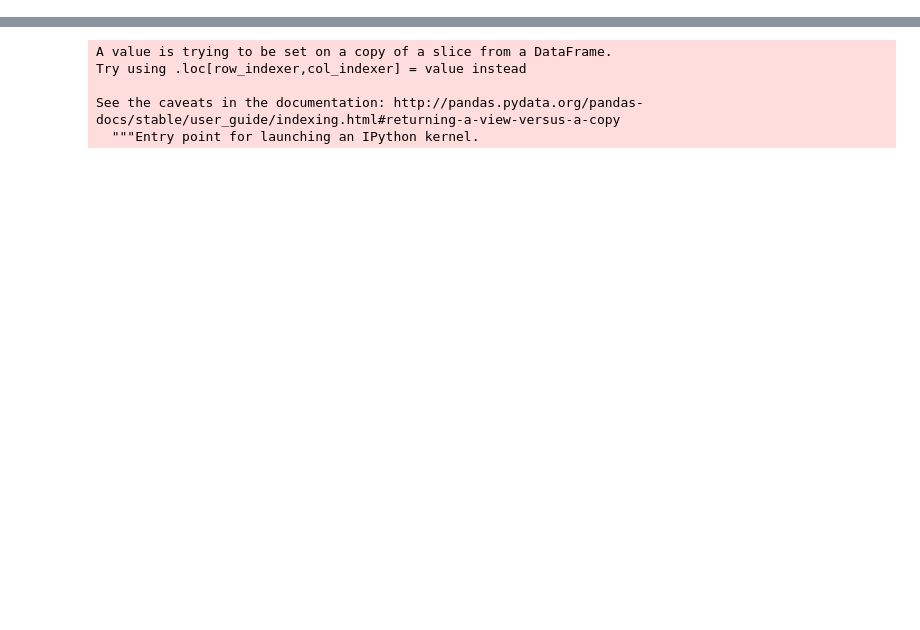
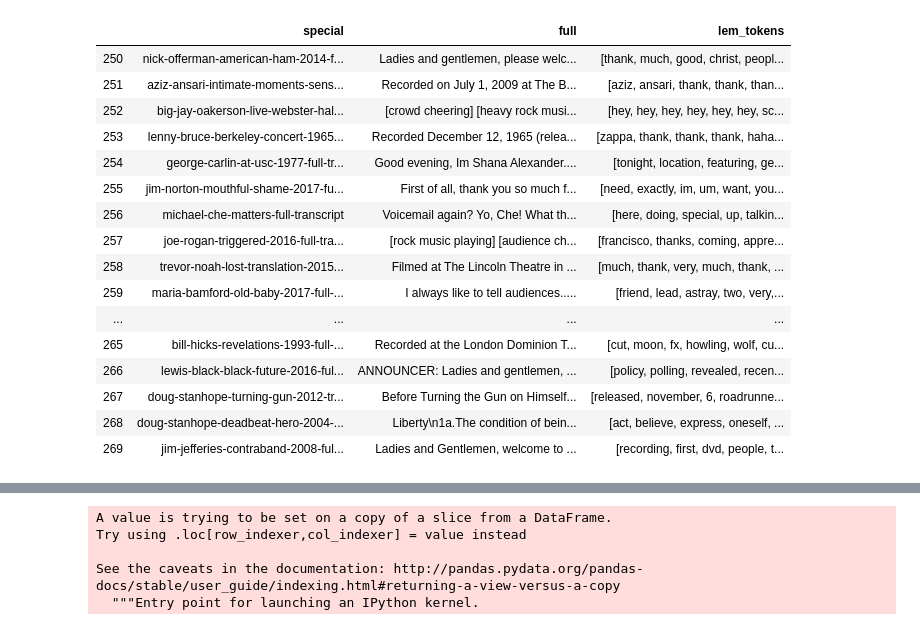
Before and after one commit to isaac-campbell-smith/Comedy_of_Errors, a Jupyter notebook: EDA.ipynb, the cells around one changed output, grey strips where cells are left out. Cells and saved outputs as stored; diff of their text form; code cells hidden in the pictures; blank space fills up the shorter version.

```diff
--- a/EDA.ipynb
+++ b/EDA.ipynb
@@ -25,0 +28,20 @@ rev = pd.read_csv('Reviews', names=np.arange(0,27) )
+# %%
+df.iloc[250:270]
+# %% [output]
+|  | special | full | lem_tokens |
+| 250 | nick-offerman-american-ham-2014-f... | Ladies and gentlemen, please welc... | [thank, much, good, christ, peopl... |
+| 251 | aziz-ansari-intimate-moments-sens... | Recorded on July 1, 2009 at The B... | [aziz, ansari, thank, thank, than... |
+| 252 | big-jay-oakerson-live-webster-hal... | [crowd cheering] [heavy rock musi... | [hey, hey, hey, hey, hey, hey, sc... |
+| 253 | lenny-bruce-berkeley-concert-1965... | Recorded December 12, 1965 (relea... | [zappa, thank, thank, thank, haha... |
+| 254 | george-carlin-at-usc-1977-full-tr... | Good evening, Im Shana Alexander.... | [tonight, location, featuring, ge... |
+| 255 | jim-norton-mouthful-shame-2017-fu... | First of all, thank you so much f... | [need, exactly, im, um, want, you... |
+| 256 | michael-che-matters-full-transcript | Voicemail again? Yo, Che! What th... | [here, doing, special, up, talkin... |
+| 257 | joe-rogan-triggered-2016-full-tra... | [rock music playing] [audience ch... | [francisco, thanks, coming, appre... |
+| 258 | trevor-noah-lost-translation-2015... | Filmed at The Lincoln Theatre in ... | [much, thank, very, much, thank, ... |
+| 259 | maria-bamford-old-baby-2017-full-... | I always like to tell audiences..... | [friend, lead, astray, two, very,... |
+| ... | ... | ... | ... |
+| 265 | bill-hicks-revelations-1993-full-... | Recorded at the London Dominion T... | [cut, moon, fx, howling, wolf, cu... |
+| 266 | lewis-black-black-future-2016-ful... | ANNOUNCER: Ladies and gentlemen, ... | [policy, polling, revealed, recen... |
+| 267 | doug-stanhope-turning-gun-2012-tr... | Before Turning the Gun on Himself... | [released, november, 6, roadrunne... |
+| 268 | doug-stanhope-deadbeat-hero-2004-... | Liberty\n1a.The condition of bein... | [act, believe, express, oneself, ... |
+| 269 | jim-jefferies-contraband-2008-ful... | Ladies and Gentlemen, welcome to ... | [recording, first, dvd, people, t... |
```
Also changed, not shown: parts of 29 cells of this notebook, 5 other files.
